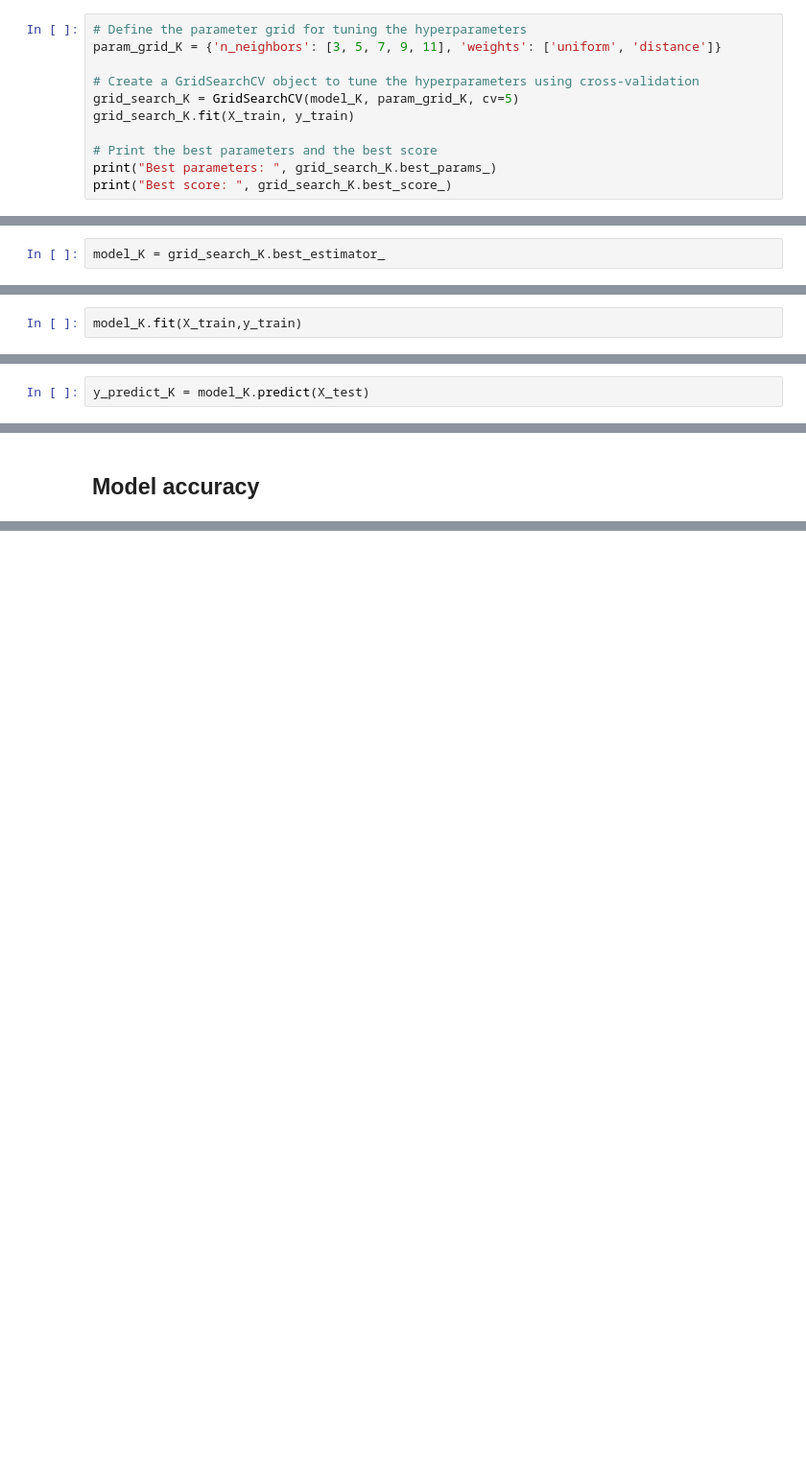
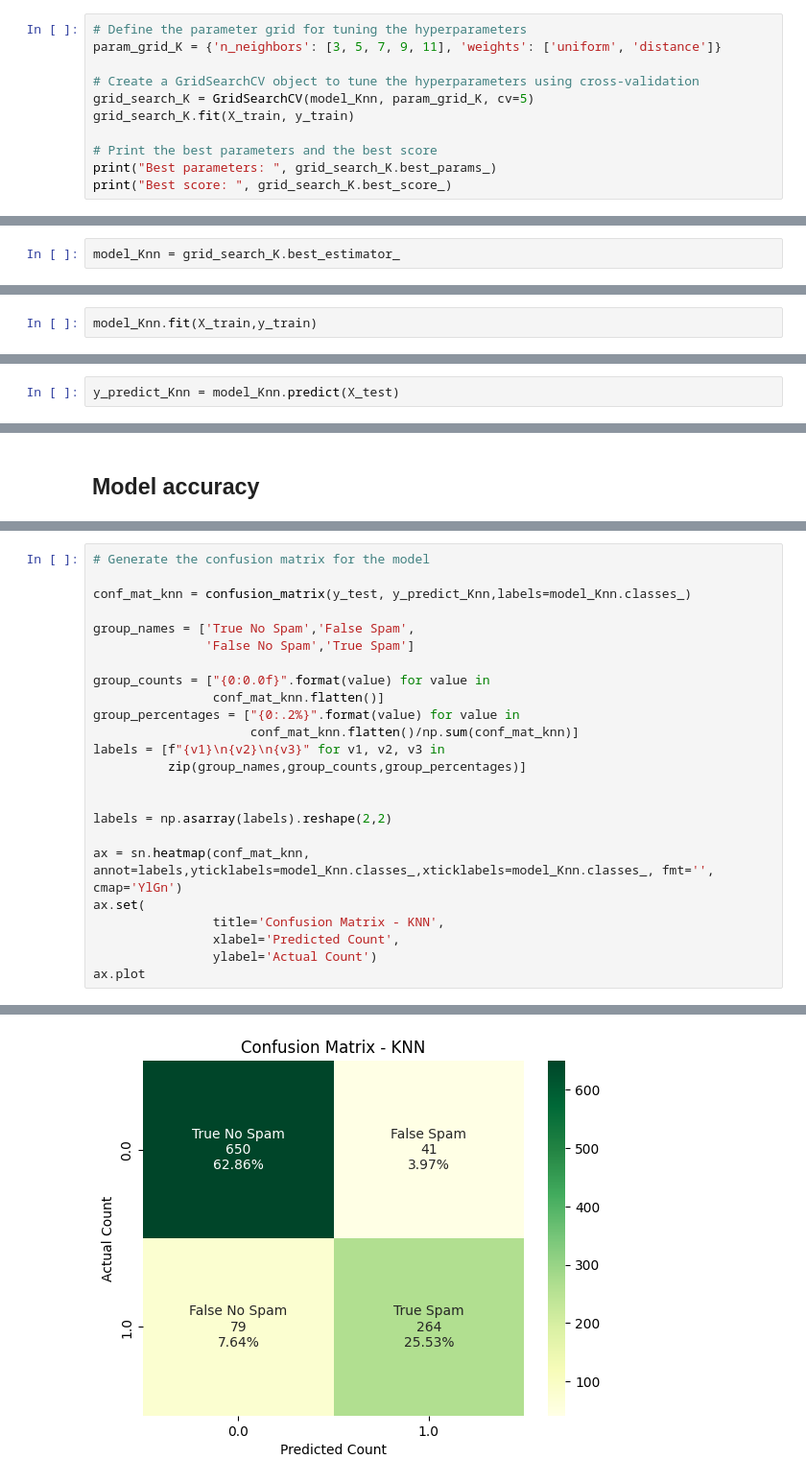
Before and after one commit to Nadun999/spam-email-classification-using-KNN-DT, a Jupyter notebook: main.ipynb, the cells around one changed output, grey strips where cells are left out. Shown at 96% size. Cells and saved outputs as stored; diff of their text form; blank space fills up the shorter version.

```diff
--- a/main.ipynb
+++ b/main.ipynb
@@ -610,7 +573,7 @@ model_K = KNeighborsClassifier()
 param_grid_K = {'n_neighbors': [3, 5, 7, 9, 11], 'weights': ['uniform', 'distance']}
 
 # Create a GridSearchCV object to tune the hyperparameters using cross-validation
-grid_search_K = GridSearchCV(model_K, param_grid_K, cv=5)
+grid_search_K = GridSearchCV(model_Knn, param_grid_K, cv=5)
 grid_search_K.fit(X_train, y_train)
 
 # Print the best parameters and the best score
@@ -622,16 +585,16 @@ Best score:  0.8934572133020626
 # %% [markdown]
 ## Passing the above mentioned parameters to model
 # %%
-model_K = grid_search_K.best_estimator_
+model_Knn = grid_search_K.best_estimator_
 # %% [markdown]
 ## Training the Model
 # %%
-model_K.fit(X_train,y_train)
+model_Knn.fit(X_train,y_train)
 # %% [output]
 KNeighborsClassifier(n_neighbors=11, weights='distance')
 # %% [markdown]
 ## Predicting
 # %%
-y_predict_K = model_K.predict(X_test)
+y_predict_Knn = model_Knn.predict(X_test)
 # %%
 print("actual target :",y_test)
@@ -679,0 +643,25 @@ Cross Validation Score :  [0.86248912 0.86597041 0.80400697]
+# %%
+# Generate the confusion matrix for the model
+
+conf_mat_knn = confusion_matrix(y_test, y_predict_Knn,labels=model_Knn.classes_)
+
+group_names = ['True No Spam','False Spam',
+               'False No Spam','True Spam']
+
+group_counts = ["{0:0.0f}".format(value) for value in
+                conf_mat_knn.flatten()]
+group_percentages = ["{0:.2%}".format(value) for value in
+                     conf_mat_knn.flatten()/np.sum(conf_mat_knn)]
+labels = [f"{v1}\n{v2}\n{v3}" for v1, v2, v3 in
+          zip(group_names,group_counts,group_percentages)]
+
+
+labels = np.asarray(labels).reshape(2,2)
+
+ax = sn.heatmap(conf_mat_knn, annot=labels,yticklabels=model_Knn.classes_,xticklabels=model_Knn.classes_, fmt='', cmap='YlGn')
+ax.set(
+                title='Confusion Matrix - KNN',
+                xlabel='Predicted Count',
+                ylabel='Actual Count')
+ax.plot
+# %% [output]
@@ -679,0 +669 @@ Cross Validation Score :  [0.86248912 0.86597041 0.80400697]
+[figure, added]
```
Also changed, not shown: parts of 25 cells of this notebook, 4 other files.
